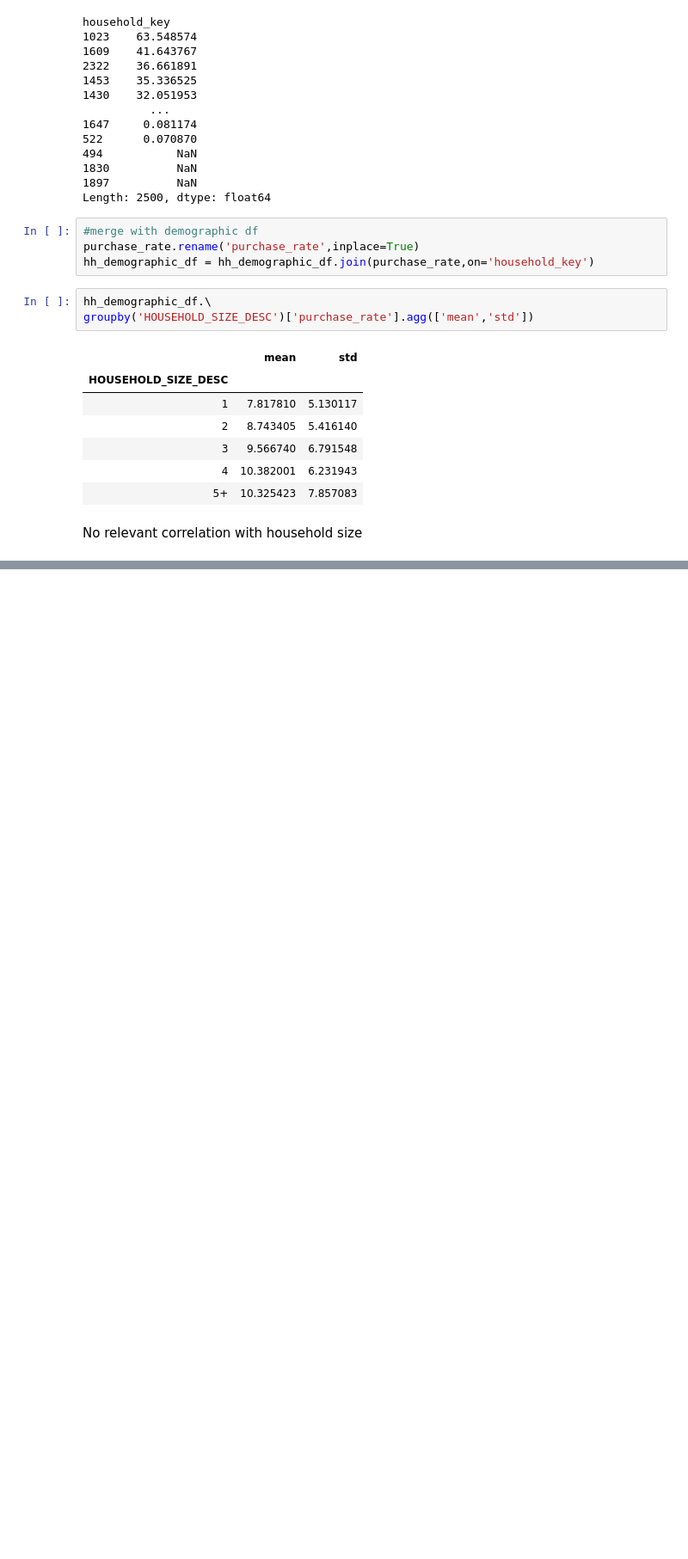
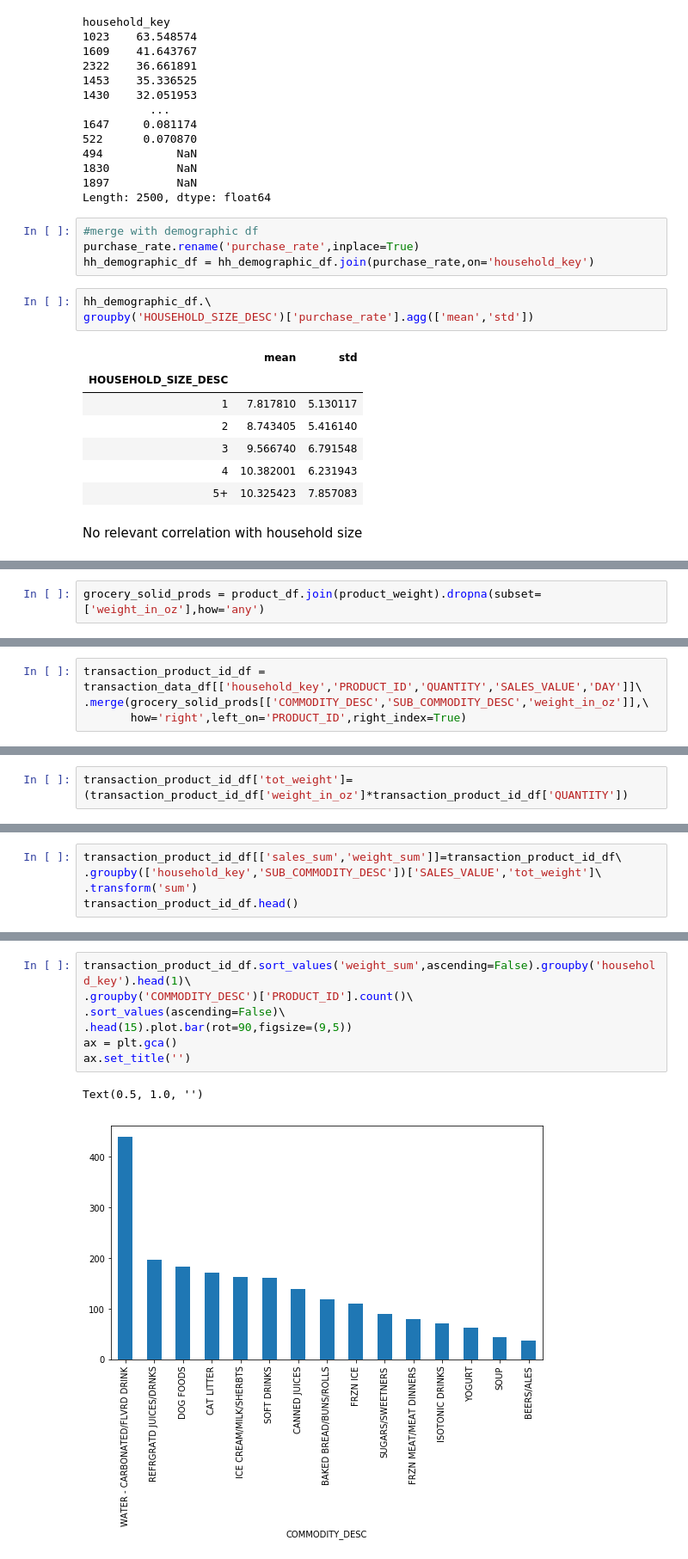
Before and after one commit to raphaelreiss/ADA_project, a Jupyter notebook: src/TermProject.ipynb, the cells around one changed output, grey strips where cells are left out. Shown at 86% size. Saved outputs shown, nothing was run; the diff lists cells and outputs as text; blank space fills up the shorter version.

```diff
--- a/src/TermProject.ipynb
+++ b/src/TermProject.ipynb
@@ -291,0 +367,2 @@ hh_demographic_df.groupby('AGE_DESC')['purchase_rate'].agg(['mean','std']).sort_
+# %%
+grocery_solid_prods = product_df.join(product_weight).dropna(subset=['weight_in_oz'],how='any')
@@ -291,0 +386,4 @@ hh_demographic_df.groupby('AGE_DESC')['purchase_rate'].agg(['mean','std']).sort_
+# %%
+transaction_product_id_df = transaction_data_df[['household_key','PRODUCT_ID','QUANTITY','SALES_VALUE','DAY']]\
+.merge(grocery_solid_prods[['COMMODITY_DESC','SUB_COMMODITY_DESC','weight_in_oz']],\
+       how='right',left_on='PRODUCT_ID',right_index=True)
@@ -291,0 +399,2 @@ hh_demographic_df.groupby('AGE_DESC')['purchase_rate'].agg(['mean','std']).sort_
+# %%
+transaction_product_id_df['tot_weight']=(transaction_product_id_df['weight_in_oz']*transaction_product_id_df['QUANTITY'])
@@ -291,0 +410,5 @@ hh_demographic_df.groupby('AGE_DESC')['purchase_rate'].agg(['mean','std']).sort_
+# %%
+transaction_product_id_df[['sales_sum','weight_sum']]=transaction_product_id_df\
+.groupby(['household_key','SUB_COMMODITY_DESC'])['SALES_VALUE','tot_weight']\
+.transform('sum')
+transaction_product_id_df.head()
@@ -291,0 +422,10 @@ hh_demographic_df.groupby('AGE_DESC')['purchase_rate'].agg(['mean','std']).sort_
+# %%
+transaction_product_id_df.sort_values('weight_sum',ascending=False).groupby('household_key').head(1)\
+.groupby('COMMODITY_DESC')['PRODUCT_ID'].count()\
+.sort_values(ascending=False)\
+.head(15).plot.bar(rot=90,figsize=(9,5))
+ax = plt.gca()
+ax.set_title('')
+# %% [output]
+Text(0.5, 1.0, '')
+[figure, added]
```
Also changed, not shown: parts of 17 cells of this notebook.
